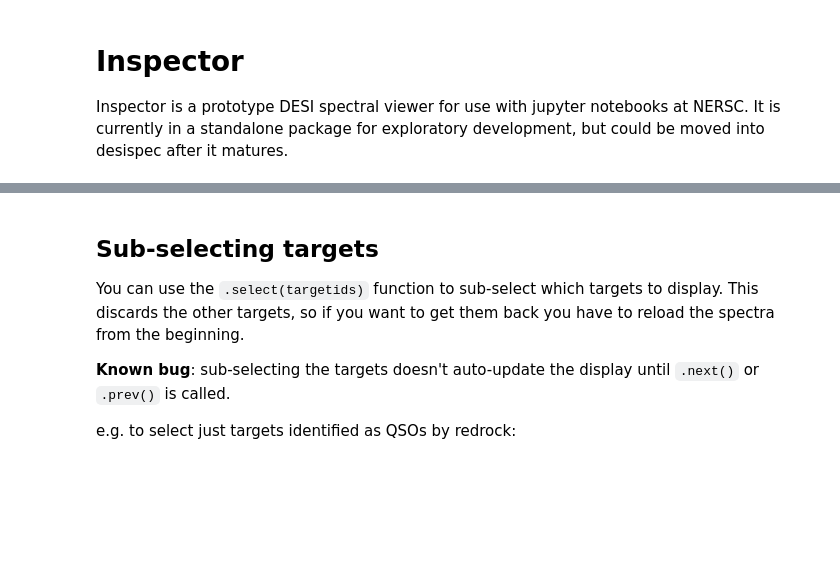
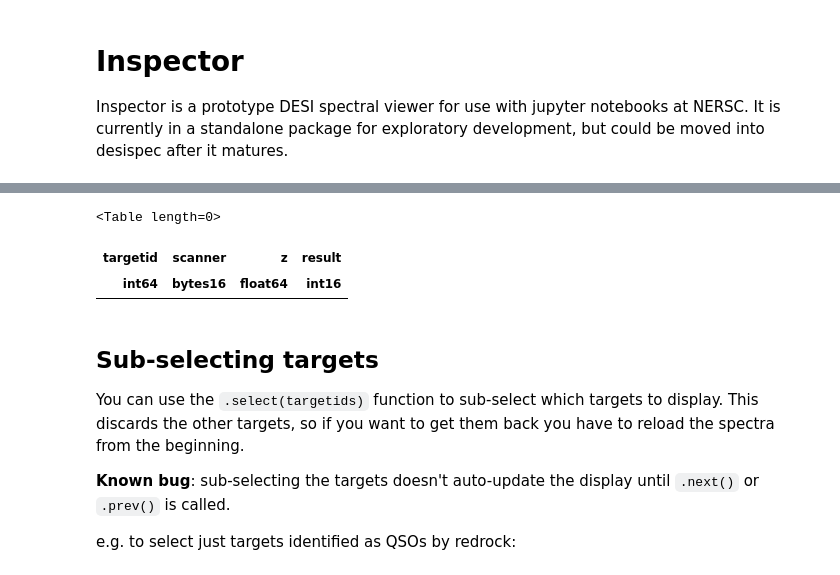
Before and after one commit to sbailey/inspector, a Jupyter notebook: inspector.ipynb, the cells around one changed output, grey strips where cells are left out. Drawn from its saved outputs; the diff is of its cells as text; code cells hidden in the pictures; blank space fills up the shorter version.

Commit message:
add navigation and visual scan buttons

```diff
--- a/inspector.ipynb
+++ b/inspector.ipynb
@@ -11,13 +9,17 @@ Load spectra by pointing Inspector at a directory that must contain a `spectra*.
 # %%
+import inspector
+
 #- Mostly BGS targets
 specfile = '/project/projectdirs/desi/datachallenge/reference_runs/18.3/spectro/redux/mini/spectra-64/52/5261/spectra-64-5261.fits'
 #- Mostly dark program targets
 specfile = '/project/projectdirs/desi/datachallenge/reference_runs/18.3/spectro/redux/mini/spectra-64/56/5651/spectra-64-5651.fits'
 #- Stephen laptop
 specfile = '/Users/sbailey/desi/dev/bokeh/data/spectra-64-5261.fits'
+
 basedir = os.path.dirname(specfile)
 !ls $basedir
-sp = inspector.load_spectra(basedir)
+
+sp = inspector.load_spectra(specfile)
 # %% [output]
 readit.py            readit.py.prof       spectra-64-5261.fits
 readit.py.lprof      redrock-64-5261.h5   zbest-64-5261.fits
@@ -46,0 +60,6 @@ sp.prev()    #- return to the previous target
+# %%
+sp.visual_scan
+# %% [output]
+<Table length=0>
+| targetid | scanner | z | result |
+| int64 | bytes16 | float64 | int16 |
```
Also changed, not shown: parts of 14 cells of this notebook, 2 other files.
